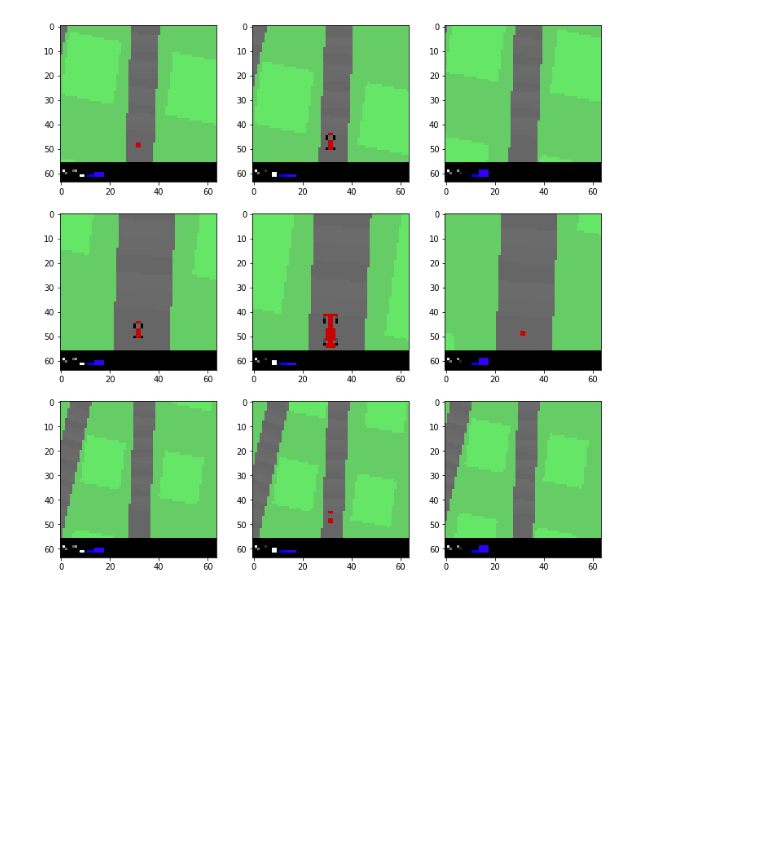
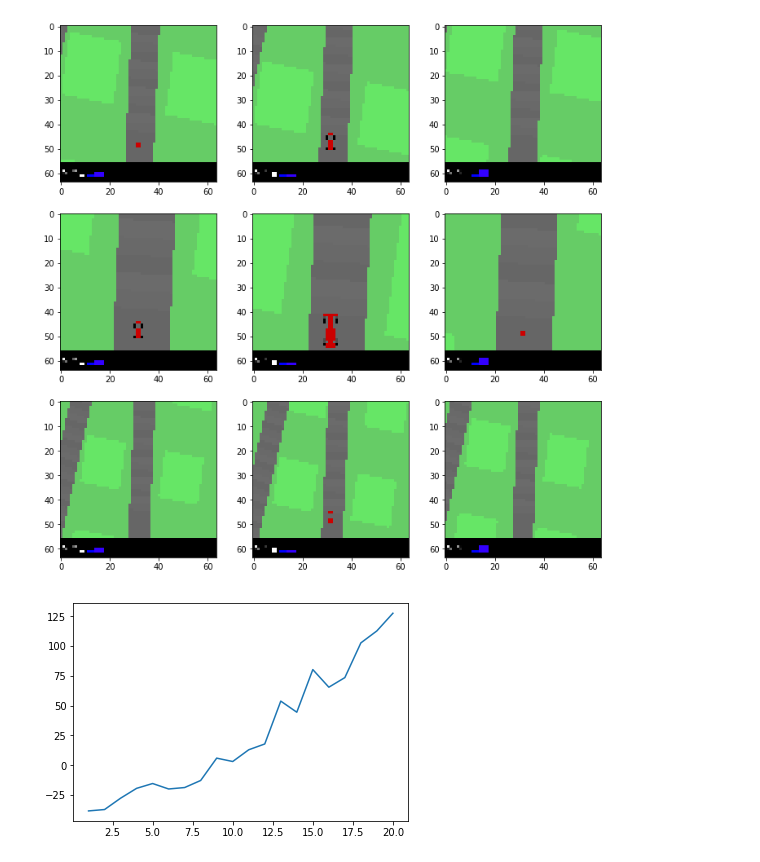
Before and after one commit to yonetaniryo/WorldModels, a Jupyter notebook: change_env_test.ipynb, the cells around one changed output. Cells and saved outputs as stored; diff of their text form; code cells hidden in the pictures; blank space fills up the shorter version.

```diff
--- a/change_env_test.ipynb
+++ b/change_env_test.ipynb
@@ -16,3 +16,15 @@ for i in range(1, 4):
         plt.imshow(p)
 # %% [output]
 [figure]
+# %%
+import json
+import numpy as np
+import matplotlib.pyplot as plt
+
+
+log = np.array(json.load(open('data/log/car_racing.cma.4.32.hist.json')))
+
+plt.plot(log[:20, 0], log[:20, 2])
+plt.show()
+# %% [output]
+[figure, added]
```
Also changed, not shown: parts of 1 cell of this notebook, 25 other files.
